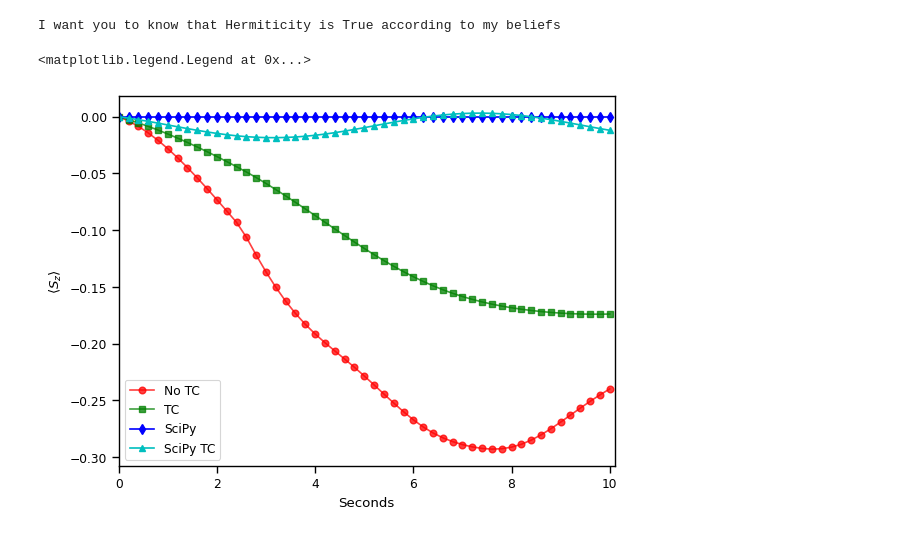
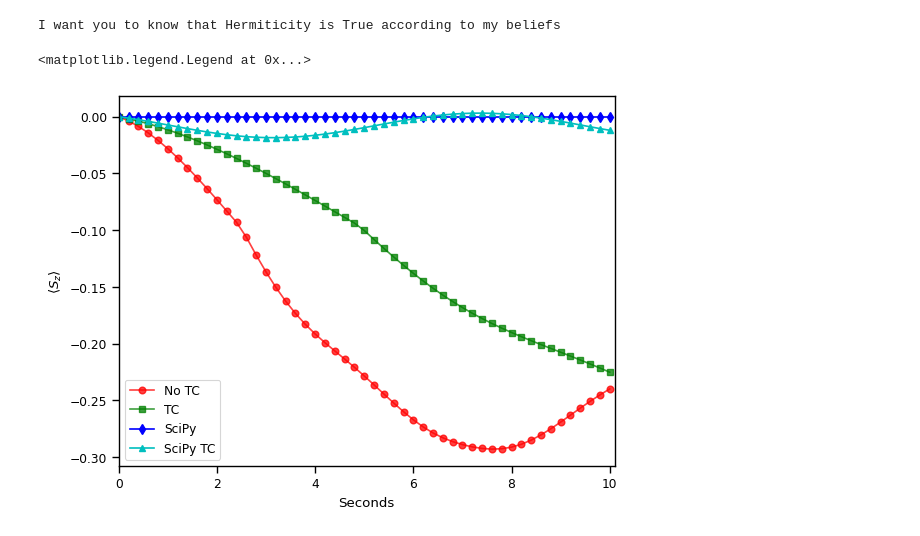
Before and after one commit to Magnusson6359/qiskit-algorithms, a Jupyter notebook: testing.ipynb, the cells around one changed output. Cells and saved outputs as stored; diff of their text form; code cells hidden in the pictures.

```diff
--- a/testing.ipynb
+++ b/testing.ipynb
@@ -355,12 +353,12 @@ magnetisation = SparsePauliOp.from_list(paulis)
 #magnetisation = magnetisation.adjoint()
 
 # Ansatz
-ansatz = EfficientSU2(num_qubits = hamiltonian.num_qubits, reps=1)
-init_param_values = [np.pi/2 for _ in range(ansatz.num_parameters)]
+ansatz_qrte = EfficientSU2(num_qubits = hamiltonian.num_qubits, reps=1)
+init_param_values_qrte = [np.pi/2 for _ in range(ansatz_qrte.num_parameters)]
 #ansatz.decompose().draw("mpl")
 
 state = Statevector.from_int(0, 2**hamiltonian.num_qubits)
-test_circ = ansatz.assign_parameters(init_param_values)
+test_circ = ansatz_qrte.assign_parameters(init_param_values_qrte)
 state = state.evolve(test_circ)
 state.draw('latex')
 # %% [output]
@@ -373,14 +371,14 @@ total_time = 10
 num_timesteps = 100
 
 var_principle = RealMcLachlanPrinciple(qgt=LinCombQGT(estimator), gradient=LinCombEstimatorGradient(estimator))
-time_evo = TimeEvolutionProblem(hamiltonian,
+time_evo_qrte = TimeEvolutionProblem(hamiltonian,
                                 time=total_time,
                                 aux_operators=[magnetisation])
-qrte = VarQRTE(ansatz, init_param_values,
+qrte = VarQRTE(ansatz_qrte, init_param_values_qrte,
                variational_principle = var_principle,
                estimator=estimator,
                num_timesteps=num_timesteps)
-real_result_notc = qrte.evolve(time_evo)
+real_result_notc = qrte.evolve(time_evo_qrte)
 # %% [output]
 I want you to know that Hermiticity is False according to my beliefs
 # %%
@@ -391,55 +389,54 @@ total_time = 10
 num_timesteps = 100
 
 var_principle = RealMcLachlanPrinciple(qgt=LinCombQGT(estimator), gradient=LinCombEstimatorGradient(estimator), is_non_hermitian=True)
-time_evo = TimeEvolutionProblem(hamiltonian_tc,
+time_evo_qrte_tc = TimeEvolutionProblem(hamiltonian_tc,
                                 time=total_time,
                                 aux_operators=[magnetisation])
-qrte = VarQRTE(ansatz, init_param_values,
+qrte = VarQRTE(ansatz_qrte, init_param_values_qrte,
                 variational_principle = var_principle,
                 estimator=estimator,
                 num_timesteps=num_timesteps)
-real_result = qrte.evolve(time_evo)
+real_result = qrte.evolve(time_evo_qrte)
 # %% [output]
 I want you to know that Hermiticity is True according to my beliefs
 # %%
-# Compare with exact solution for the non-TC case
-
-init_circ = ansatz.assign_parameters(init_param_values)
+# Compare with exact solutions
+init_circ1 = ansatz_qrte.assign_parameters(init_param_values_qrte)
 evolution_problem = TimeEvolutionProblem(
-    hamiltonian, total_time, initial_state=init_circ, aux_operators=[magnetisation]
+    hamiltonian, total_time, initial_state=init_circ1, aux_operators=[magnetisation]
 )
-rtev = SciPyRealEvolver(num_timesteps)
-sol = rtev.evolve(evolution_problem)
+rtev1 = SciPyRealEvolver(num_timesteps)
+sol1 = rtev1.evolve(evolution_problem)
 
 evolution_problem2 = TimeEvolutionProblem(
-    hamiltonian_tc, total_time, initial_state=init_circ, aux_operators=[magnetisation]
+    hamiltonian_tc, total_time, initial_state=init_circ1, aux_operators=[magnetisation]
 )
-rtev = SciPyRealEvolver(num_timesteps)
-sol2 = rtev.evolve(evolution_problem2)
+rtev2 = SciPyRealEvolver(num_timesteps)
+sol2 = rtev2.evolve(evolution_problem2)
 # %%
 sns.set_context("paper")
 fig, ax = plt.subplots(1,1)
 #fig.set_figheight(7)
 #fig.set_figwidth(5)
 
 DELTA_BIG = 2
 
 exp_val_real_notc = np.array([ele[0][0].real for ele in real_result_notc.observables])
 times = real_result_notc.times
 exp_val_real = np.array([ele[0][0].real for ele in real_result.observables])
 times = real_result.times
-exact_mz_exp_val_re = sol.observables[0][0].real
+exact_mz_exp_val_re = sol1.observables[0][0].real
 exact_mz_exp_val_re_tc = sol2.observables[0][0].real
 
 ax.plot(times[::DELTA_BIG], exp_val_real_notc[::DELTA_BIG], '-ro', label= "No TC", alpha=0.75) #+ extracted_transformer_energy+ nuclear_repulsion_energy
 ax.plot(times[::DELTA_BIG], exp_val_real[::DELTA_BIG], '-gs', label= "TC", alpha=0.75) #+ extracted_transformer_energy+ nuclear_repulsion_energy
 ax.plot(times[::DELTA_BIG], exact_mz_exp_val_re[::DELTA_BIG], '-bd', label= "SciPy")
 ax.plot(times[::DELTA_BIG], exact_mz_exp_val_re_tc[::DELTA_BIG], '-c^', label= "SciPy TC")
 
 ax.set_xlabel("Seconds")
 ax.set_xlim([0, times[-1]])
 ax.set_ylabel(r"$\langle S_z \rangle$")
 ax.legend()
 # %% [output]
 <matplotlib.legend.Legend at 0x...>
-[figure, old version]
+[figure, new version]
```
Also changed, not shown: parts of 3 cells of this notebook.
